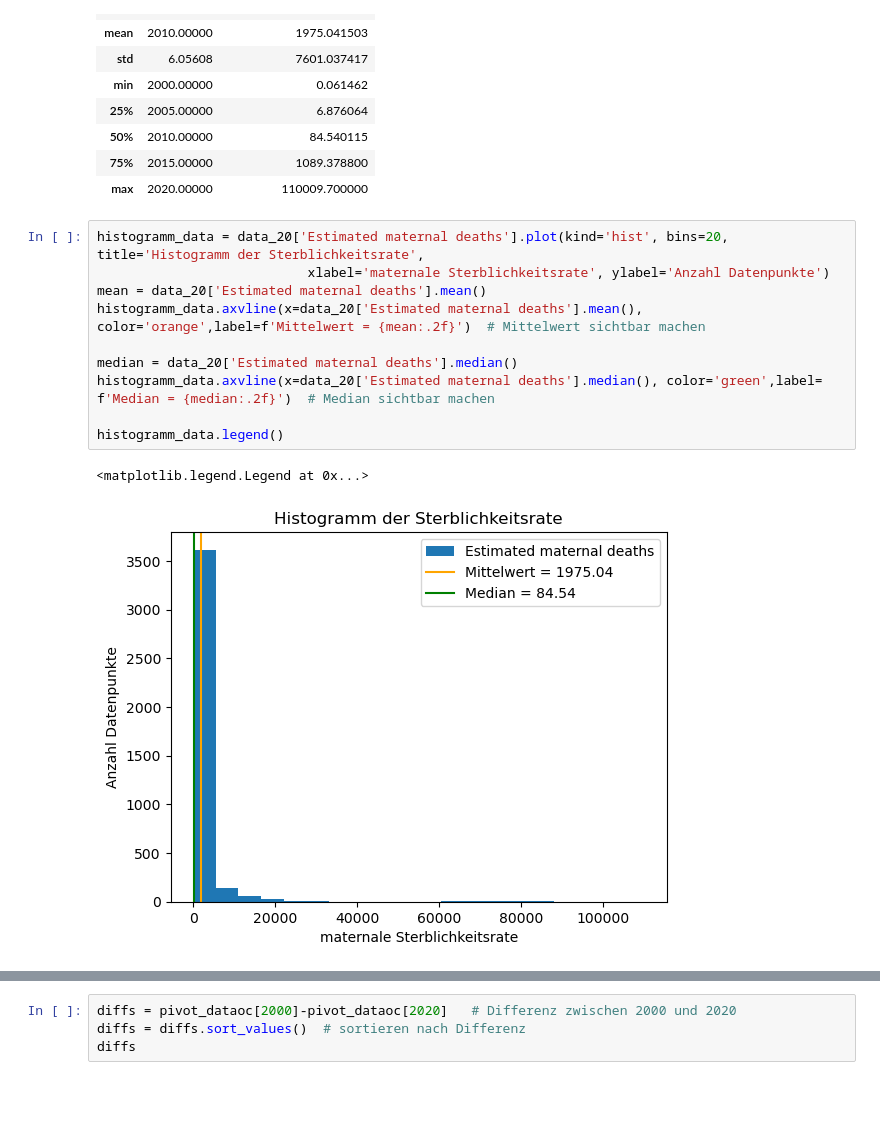
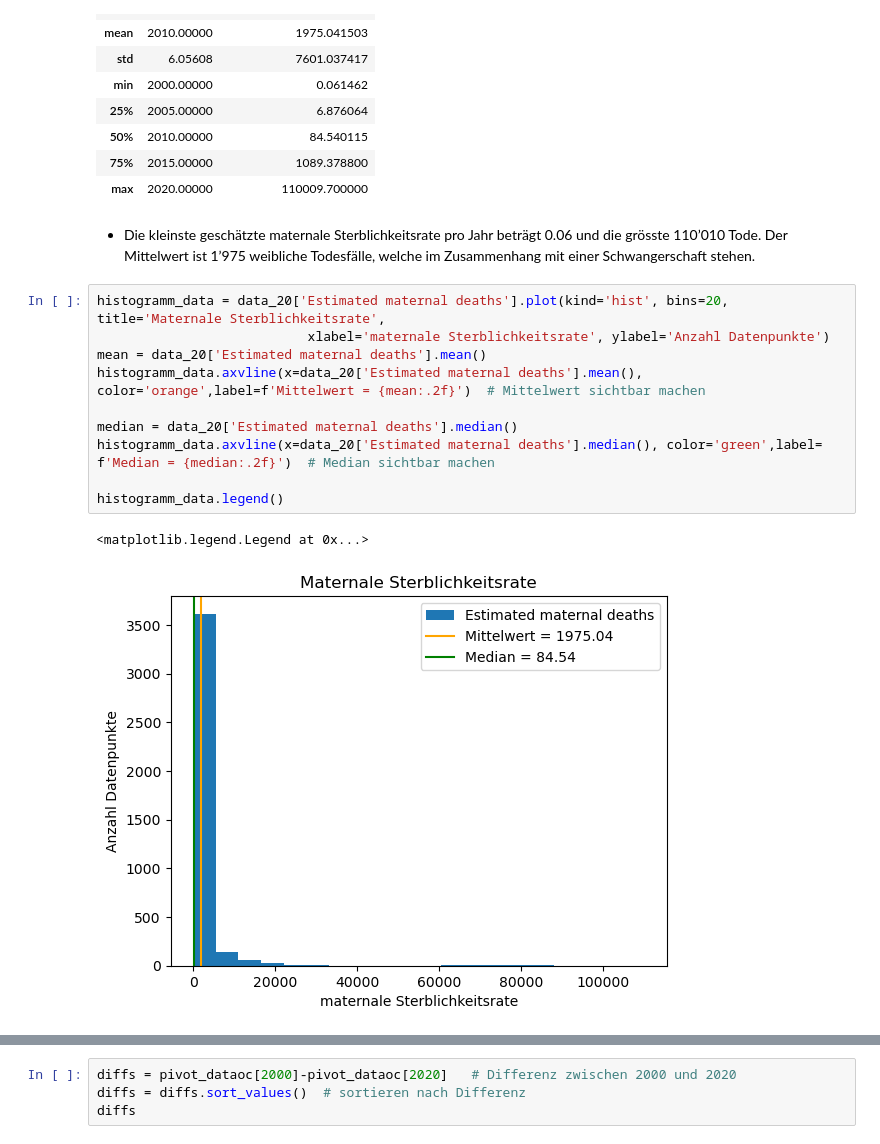
Before and after one commit to naulichi/PandasLN, a Jupyter notebook: Leistungsnachweis_NauliChiara.ipynb, the cells around one changed output, grey strips where cells are left out. Saved outputs shown, nothing was run; the diff lists cells and outputs as text; blank space fills up the shorter version.

```diff
--- a/Leistungsnachweis_NauliChiara.ipynb
+++ b/Leistungsnachweis_NauliChiara.ipynb
@@ -192,16 +202,18 @@ data_20.describe()
 | 50% | 2010.00000 | 84.540115 |
 | 75% | 2015.00000 | 1089.378800 |
 | max | 2020.00000 | 110009.700000 |
+# %% [markdown]
+- Die kleinste geschätzte maternale Sterblichkeitsrate pro Jahr beträgt 0.06 und die grösste 110’010 Tode. Der Mittelwert ist 1’975 weibliche Todesfälle, welche im Zusammenhang mit einer Schwangerschaft stehen.
 # %%
-histogramm_data = data_20['Estimated maternal deaths'].plot(kind='hist', bins=20, title='Histogramm der Sterblichkeitsrate',
+histogramm_data = data_20['Estimated maternal deaths'].plot(kind='hist', bins=20, title='Maternale Sterblichkeitsrate',
                            xlabel='maternale Sterblichkeitsrate', ylabel='Anzahl Datenpunkte')
 mean = data_20['Estimated maternal deaths'].mean()
 histogramm_data.axvline(x=data_20['Estimated maternal deaths'].mean(), color='orange',label=f'Mittelwert = {mean:.2f}')  # Mittelwert sichtbar machen
 
 median = data_20['Estimated maternal deaths'].median()
 histogramm_data.axvline(x=data_20['Estimated maternal deaths'].median(), color='green',label=  f'Median = {median:.2f}')  # Median sichtbar machen
 
 histogramm_data.legend()
 # %% [output]
 <matplotlib.legend.Legend at 0x...>
-[figure, old version]
+[figure, new version]
```
Also changed, not shown: parts of 8 cells of this notebook.
